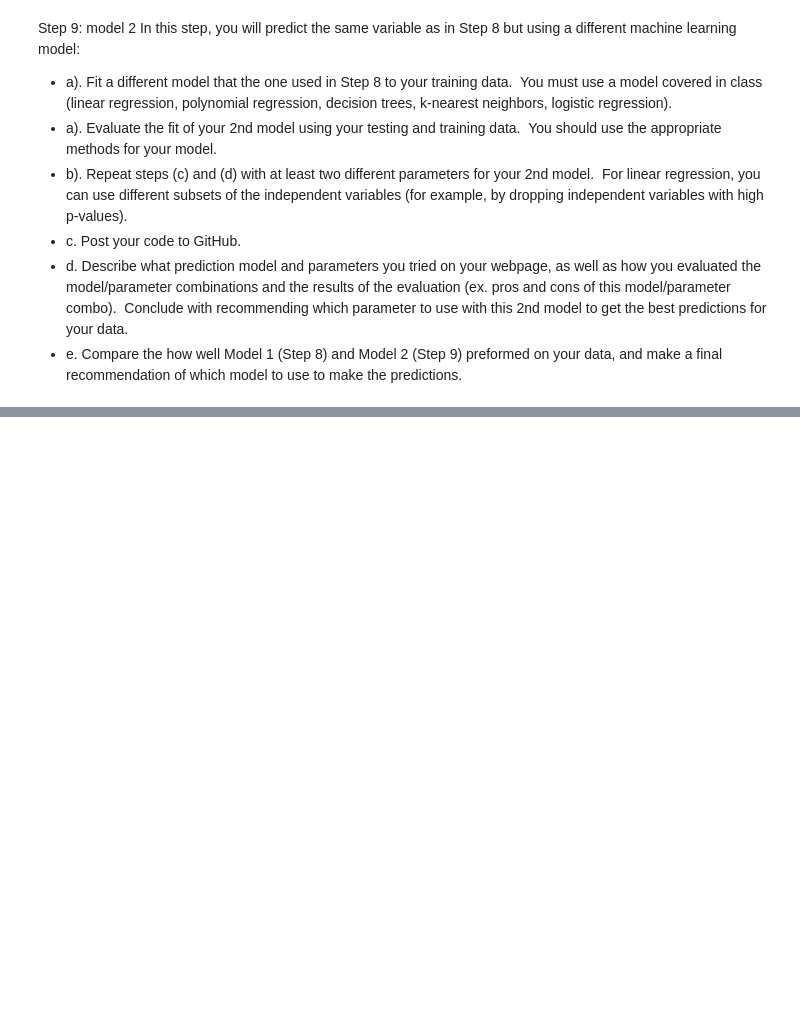
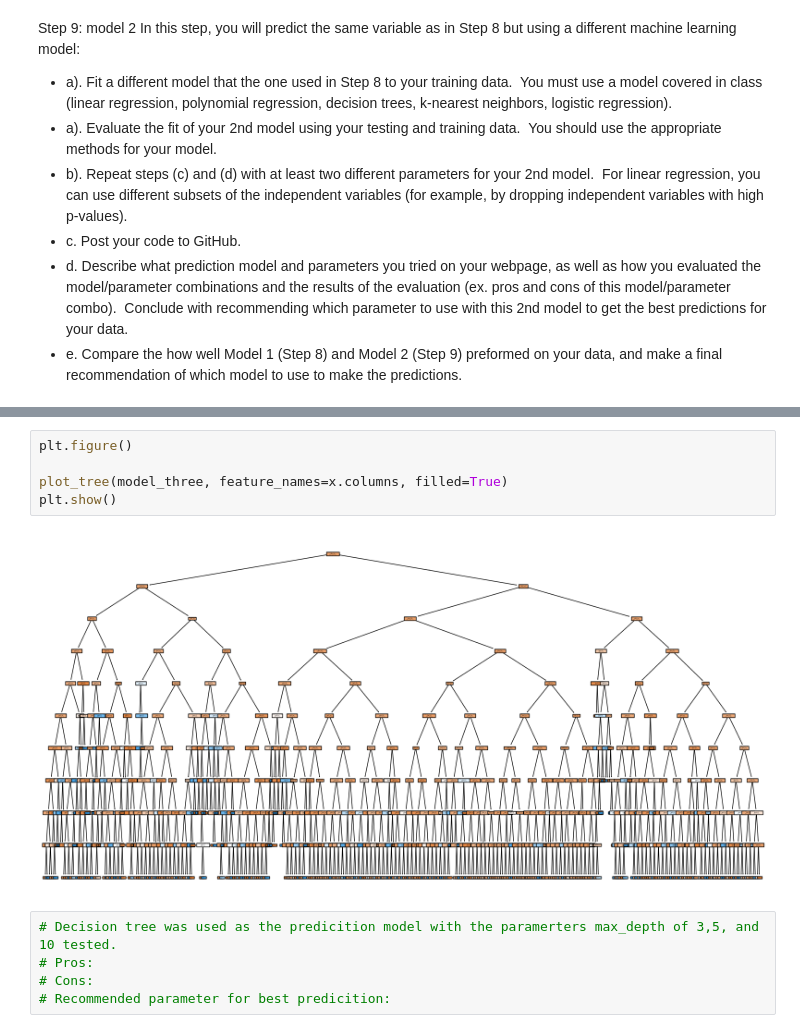
Before and after one commit to daiana-o/DS-Milestone-1-Project, a Jupyter notebook: Daiana_Project1_Milestone2_Data_Science.ipynb, the cells around one changed output, grey strips where cells are left out. Drawn from its saved outputs; the diff is of its cells as text; blank space fills up the shorter version.

```diff
--- a/Daiana_Project1_Milestone2_Data_Science.ipynb
+++ b/Daiana_Project1_Milestone2_Data_Science.ipynb
@@ -123,0 +241,12 @@ In this step, you will predict the same variable as in Step 8 but using a differ
+# %%
+plt.figure()
+
+plot_tree(model_three, feature_names=x.columns, filled=True)
+plt.show()
+# %% [output]
+[figure, added]
+# %%
+# Decision tree was used as the predicition model with the paramerters max_depth of 3,5, and 10 tested.
+# Pros:
+# Cons:
+# Recommended parameter for best predicition:
```
Also changed, not shown: parts of 20 cells of this notebook.
